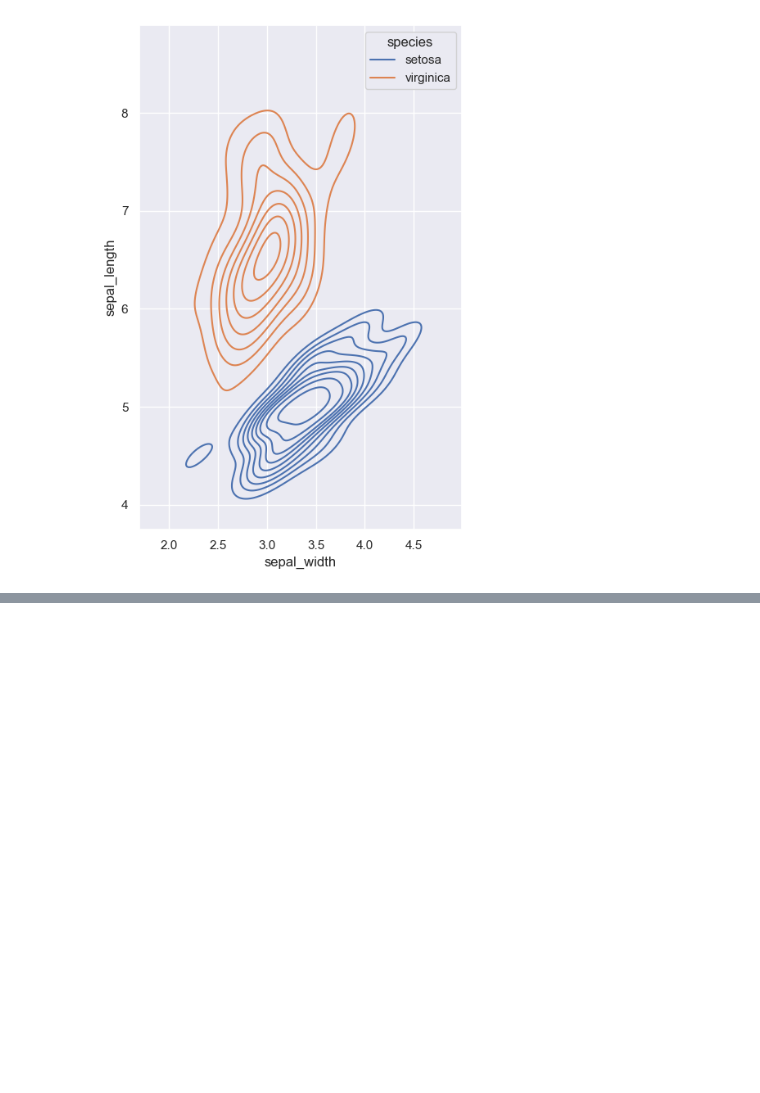
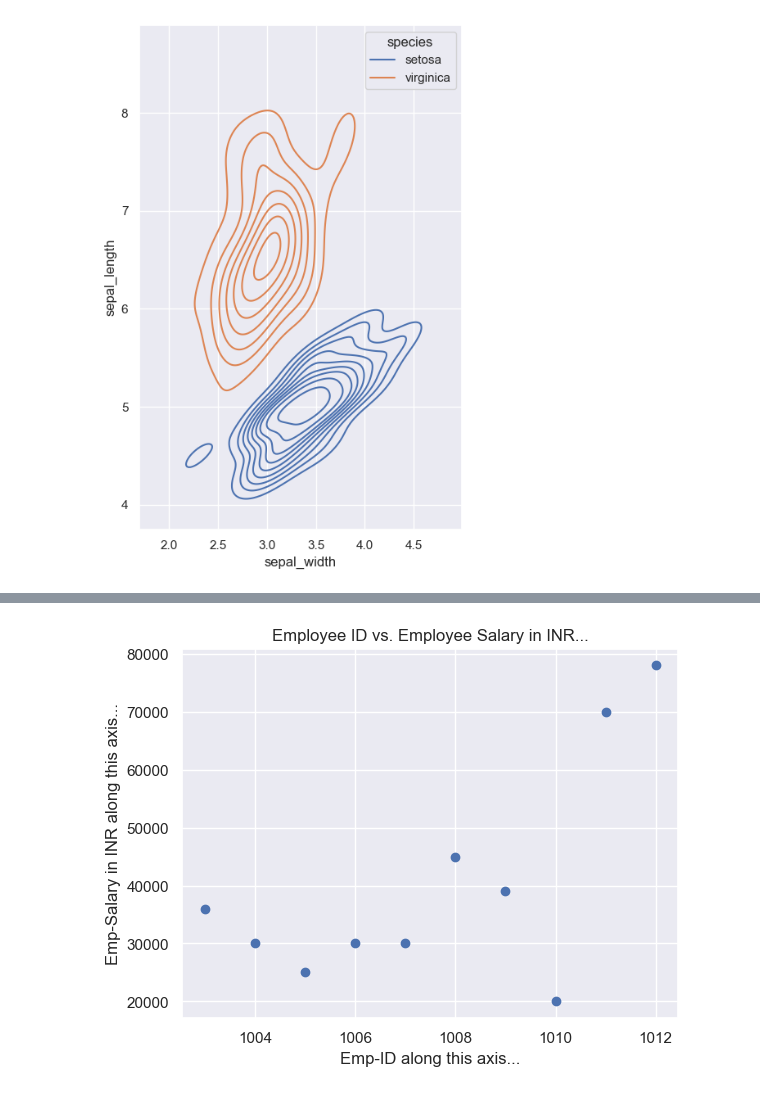
Before and after one commit to toarnabtrainer/AEC_Python_With_DBMS_July_2023, a Jupyter notebook: Database with Python.ipynb, the cells around one changed output, grey strips where cells are left out. Cells and saved outputs as stored; diff of their text form; code cells hidden in the pictures; blank space fills up the shorter version.

```diff
--- a/Database with Python.ipynb
+++ b/Database with Python.ipynb
@@ -486,0 +487,11 @@ dataframe
+# %%
+# basic plots
+import matplotlib.pyplot as plt
+
+plt.scatter(dataframe['emp_id'], dataframe['salary'])
+plt.xlabel("Emp-ID along this axis...")
+plt.ylabel("Emp-Salary in INR along this axis...")
+plt.title("Employee ID vs. Employee Salary in INR...")
+plt.show()
+# %% [output]
+[figure, added]
```
Also changed, not shown: parts of 6 cells of this notebook.
